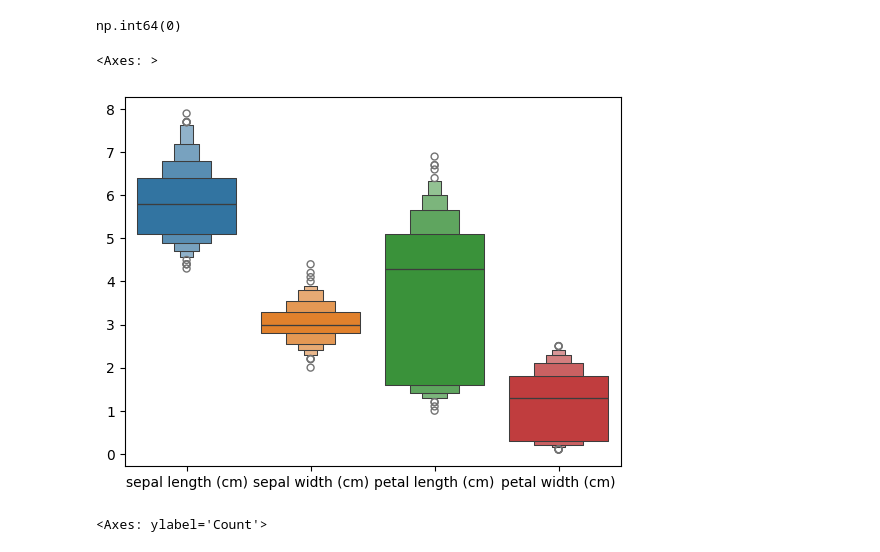
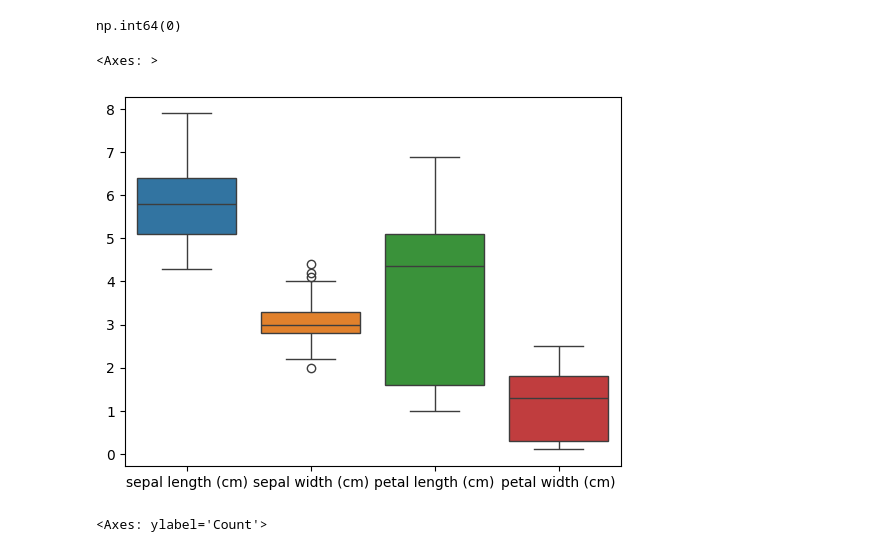
Before and after one commit to ineedhelpseriously/BML-AIDS-SY, a Jupyter notebook: data.ipynb, the cells around one changed output. Drawn from its saved outputs; the diff is of its cells as text; code cells hidden in the pictures.

```diff
--- a/data.ipynb
+++ b/data.ipynb
@@ -82,10 +82,10 @@ data.duplicated().sum()
 # %% [output]
 np.int64(0)
 # %%
-sns.boxenplot(data=data)
+sns.boxplot(data=data)
 # %% [output]
 <Axes: >
-[figure, old version]
+[figure, new version]
 # %%
 sns.histplot(data=data,kde=True)
 # %% [output]
```
